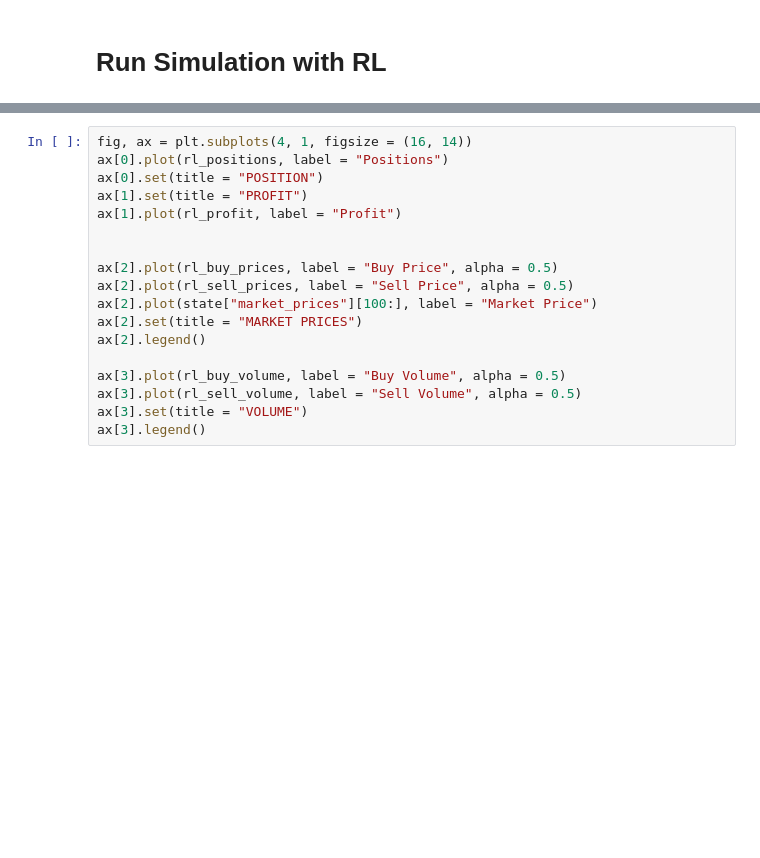
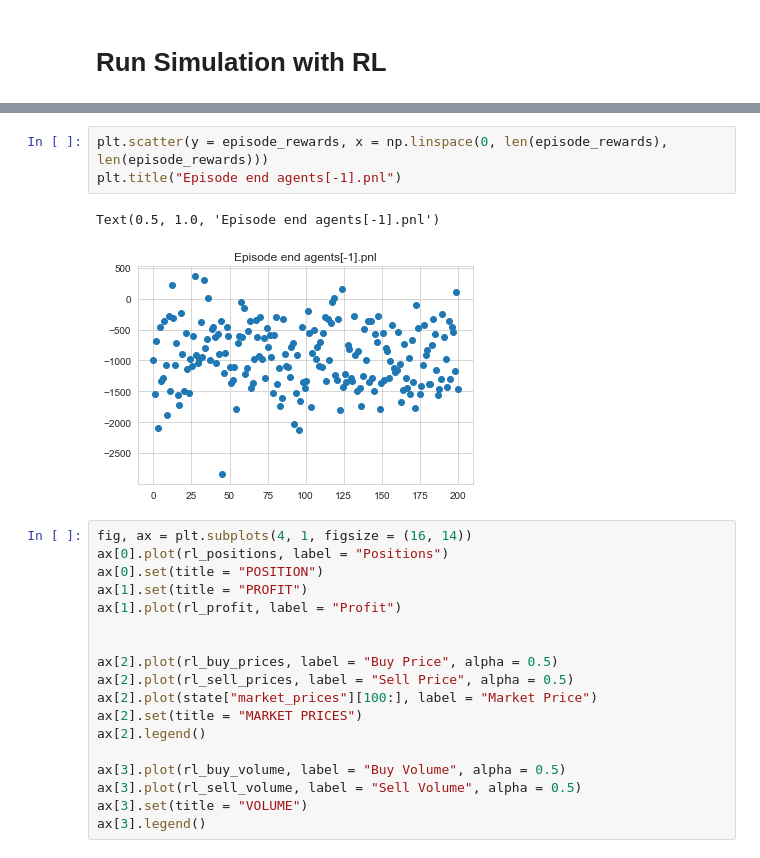
Before and after one commit to victoremil1996/rl_for_trading, a Jupyter notebook: notebooks/market_simulation_with_rl_main.ipynb, the cells around one changed output, grey strips where cells are left out. Cells and saved outputs as stored; diff of their text form; blank space fills up the shorter version.

```diff
--- a/notebooks/market_simulation_with_rl_main.ipynb
+++ b/notebooks/market_simulation_with_rl_main.ipynb
@@ -369,3 +378,9 @@ for episode in range(n_episodes):
+# %%
+plt.scatter(y = episode_rewards, x = np.linspace(0, len(episode_rewards), len(episode_rewards)))
+plt.title("Episode end agents[-1].pnl")
+# %% [output]
+Text(0.5, 1.0, 'Episode end agents[-1].pnl')
+[figure, added]
 # %%
 fig, ax = plt.subplots(4, 1, figsize = (16, 14))
 ax[0].plot(rl_positions, label = "Positions")
```
Also changed, not shown: parts of 3 cells of this notebook, 19 other files.
